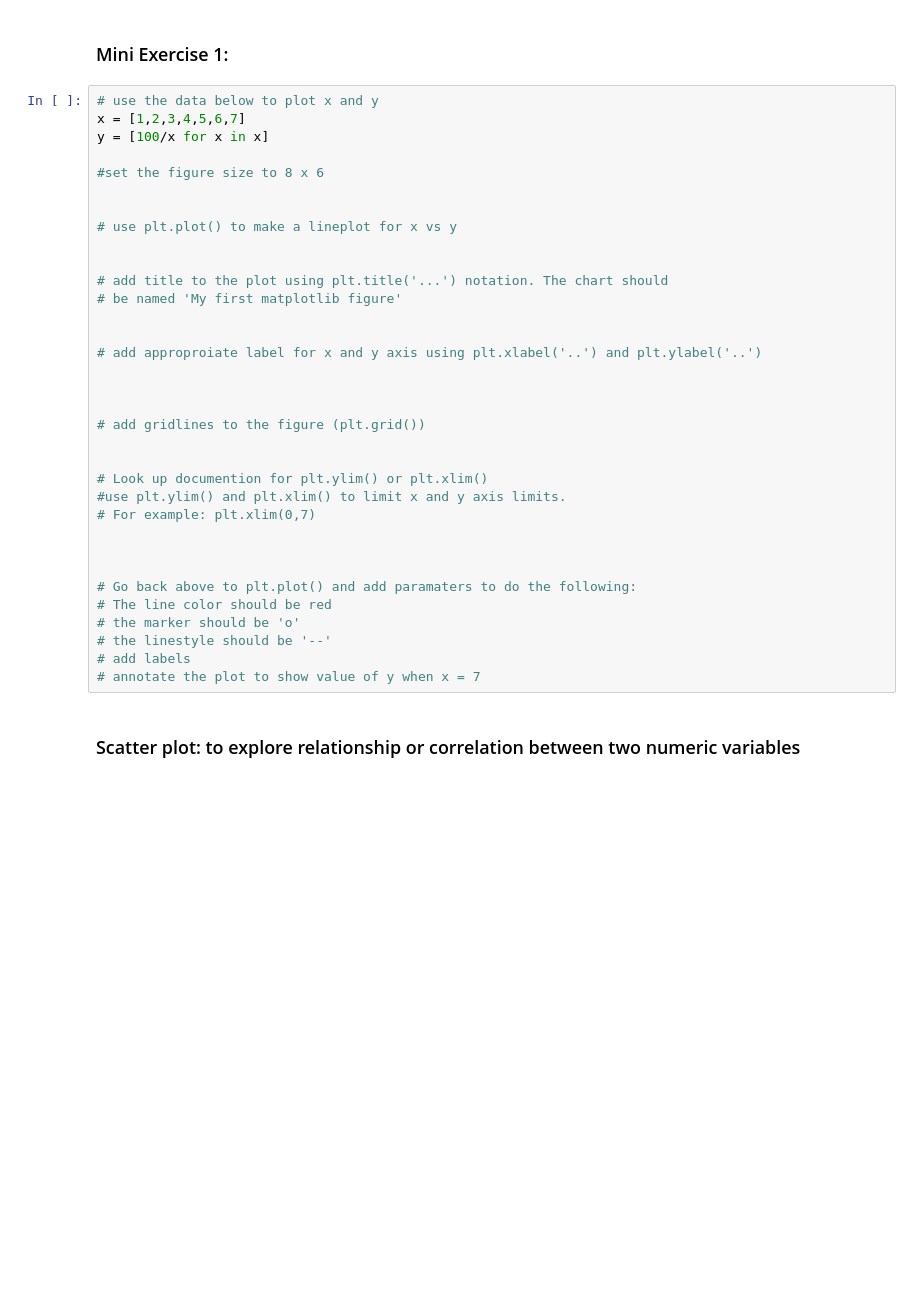
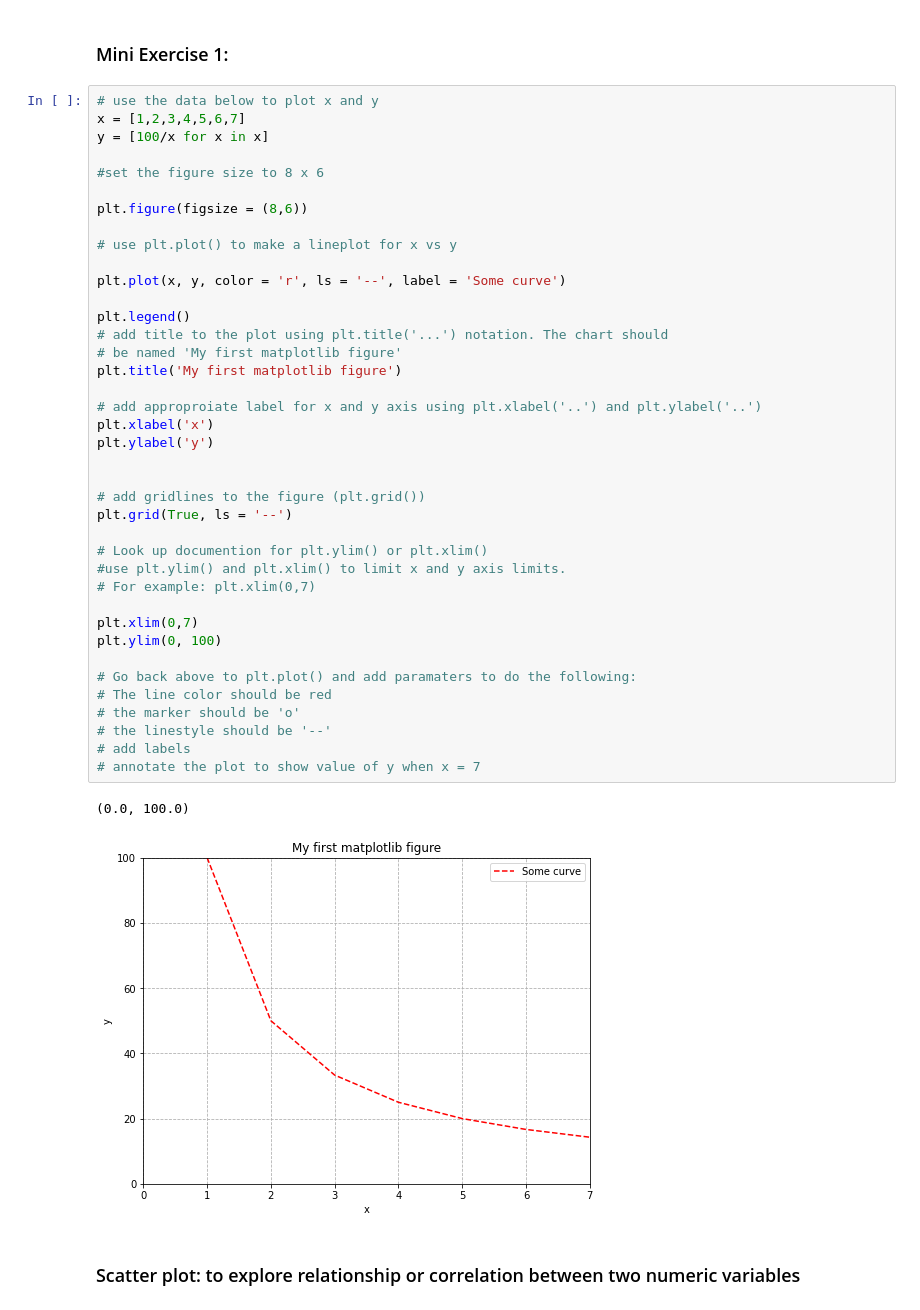
Before and after one commit to CodeupClassroom/jemison-data-science-libraries, a Jupyter notebook: jemison-matplotlib-lesson.ipynb, the cells around one changed output. Saved outputs shown, nothing was run; the diff lists cells and outputs as text; blank space fills up the shorter version.

```diff
--- a/jemison-matplotlib-lesson.ipynb
+++ b/jemison-matplotlib-lesson.ipynb
@@ -89,37 +131,45 @@ Add labels/legends/gridlines/annotations..
 # %%
 # use the data below to plot x and y
 x = [1,2,3,4,5,6,7]
 y = [100/x for x in x]
 
 #set the figure size to 8 x 6
 
+plt.figure(figsize = (8,6))
 
 # use plt.plot() to make a lineplot for x vs y
 
+plt.plot(x, y, color = 'r', ls = '--', label = 'Some curve')
 
+plt.legend()
 # add title to the plot using plt.title('...') notation. The chart should
 # be named 'My first matplotlib figure'
-
+plt.title('My first matplotlib figure')
 
 # add approproiate label for x and y axis using plt.xlabel('..') and plt.ylabel('..')
-
+plt.xlabel('x')
+plt.ylabel('y')
 
 
 # add gridlines to the figure (plt.grid())
-
+plt.grid(True, ls = '--')
 
 # Look up documention for plt.ylim() or plt.xlim()
 #use plt.ylim() and plt.xlim() to limit x and y axis limits.
 # For example: plt.xlim(0,7)
 
-
+plt.xlim(0,7)
+plt.ylim(0, 100)
 
 # Go back above to plt.plot() and add paramaters to do the following:
 # The line color should be red
 # the marker should be 'o'
 # the linestyle should be '--'
 # add labels
 # annotate the plot to show value of y when x = 7
+# %% [output]
+(0.0, 100.0)
+[figure, added]
 # %% [markdown]
 ### Scatter plot:  to explore relationship or correlation between two numeric variables
 # %%
```
Also changed, not shown: parts of 13 cells of this notebook.
